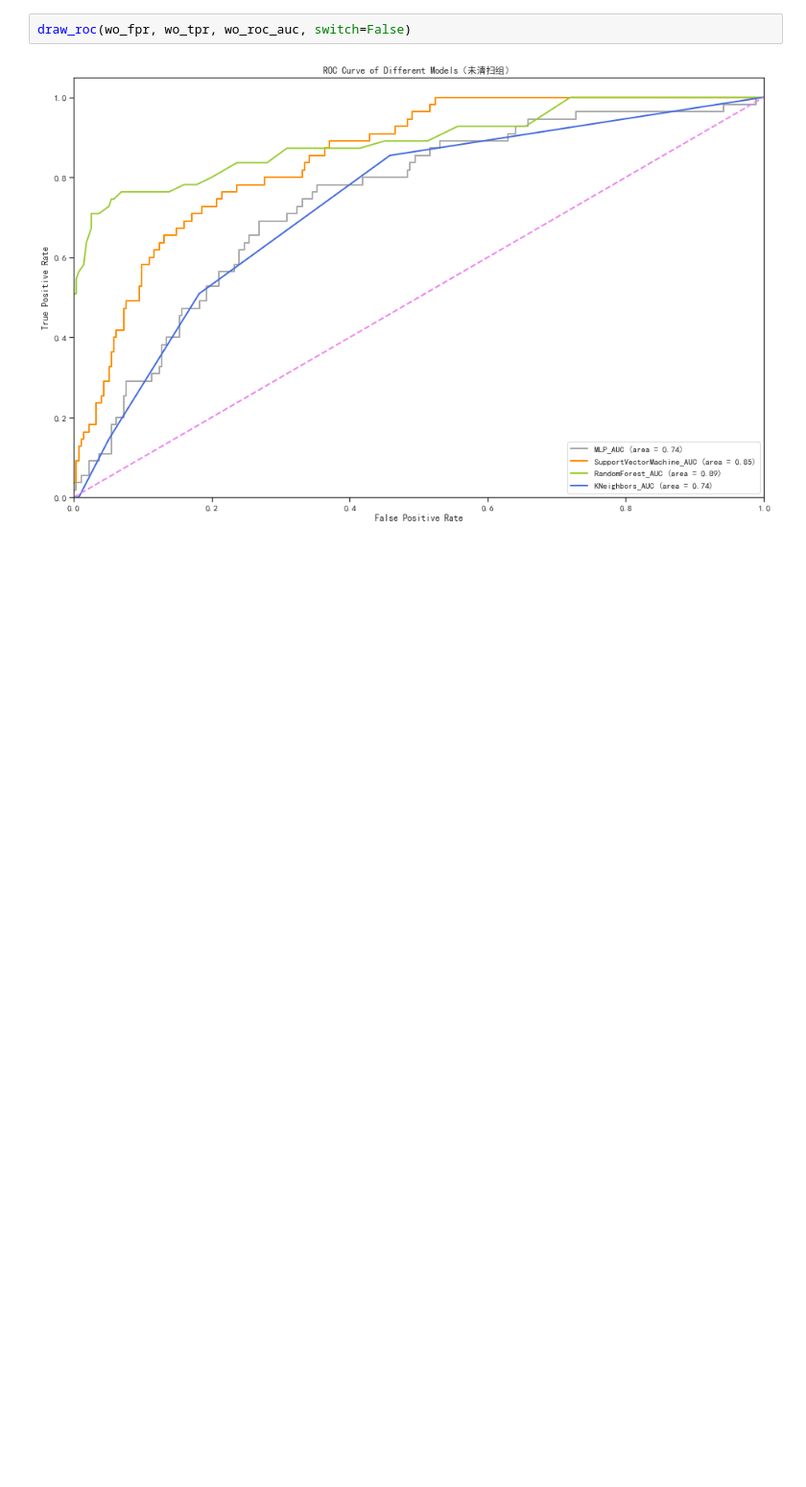
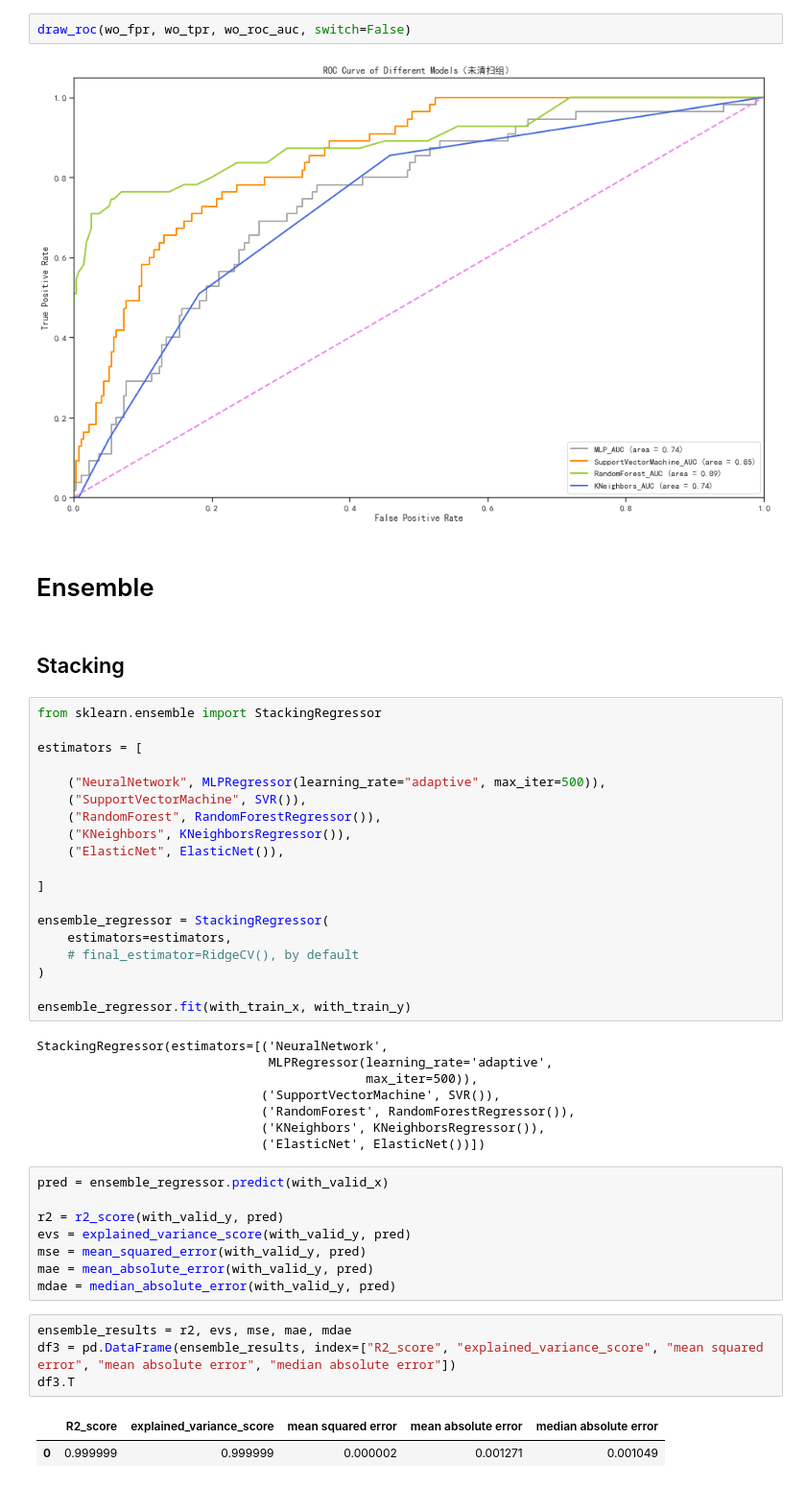
Before and after one commit to Parsonlee/TNM------, a Jupyter notebook: model.ipynb, the cells around one changed output. Shown: that part at 96% size. Drawn from its saved outputs; the diff is of its cells as text; blank space fills up the shorter version.

```diff
--- a/model.ipynb
+++ b/model.ipynb
@@ -360,3 +388,49 @@ draw_roc(w_fpr, w_tpr, w_roc_auc)
 draw_roc(wo_fpr, wo_tpr, wo_roc_auc, switch=False)
 # %% [output]
 [figure]
+# %% [markdown]
+# Ensemble
+# %% [markdown]
+## Stacking
+# %%
+from sklearn.ensemble import StackingRegressor
+
+estimators = [
+
+    ("NeuralNetwork", MLPRegressor(learning_rate="adaptive", max_iter=500)),
+    ("SupportVectorMachine", SVR()),
+    ("RandomForest", RandomForestRegressor()),
+    ("KNeighbors", KNeighborsRegressor()),
+    ("ElasticNet", ElasticNet()),
+
+]
+
+ensemble_regressor = StackingRegressor(
+    estimators=estimators,
+    # final_estimator=RidgeCV(), by default
+)
+
+ensemble_regressor.fit(with_train_x, with_train_y)
+# %% [output]
+StackingRegressor(estimators=[('NeuralNetwork',
+                               MLPRegressor(learning_rate='adaptive',
+                                            max_iter=500)),
+                              ('SupportVectorMachine', SVR()),
+                              ('RandomForest', RandomForestRegressor()),
+                              ('KNeighbors', KNeighborsRegressor()),
+                              ('ElasticNet', ElasticNet())])
+# %%
+pred = ensemble_regressor.predict(with_valid_x)
+
+r2 = r2_score(with_valid_y, pred)
+evs = explained_variance_score(with_valid_y, pred)
+mse = mean_squared_error(with_valid_y, pred)
+mae = mean_absolute_error(with_valid_y, pred)
+mdae = median_absolute_error(with_valid_y, pred)
+# %%
+ensemble_results = r2, evs, mse, mae, mdae
+df3 = pd.DataFrame(ensemble_results, index=["R2_score", "explained_variance_score", "mean squared error", "mean absolute error", "median absolute error"])
+df3.T
+# %% [output]
+|  | R2_score | explained_variance_score | mean squared error | mean absolute error | median absolute error |
+| 0 | 0.999999 | 0.999999 | 0.000002 | 0.001271 | 0.001049 |
```
Also changed, not shown: parts of 6 cells of this notebook, 1 other file.
